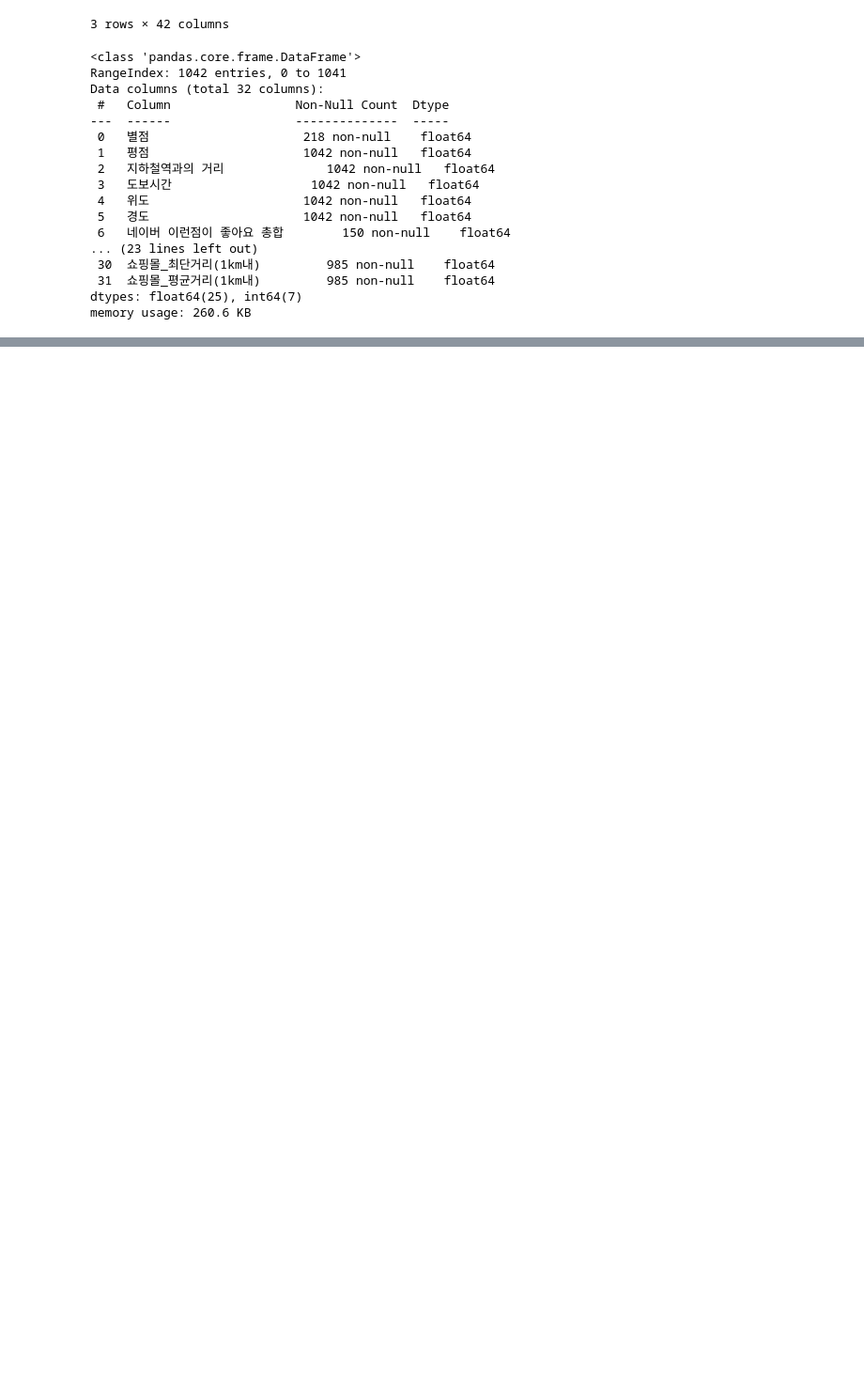
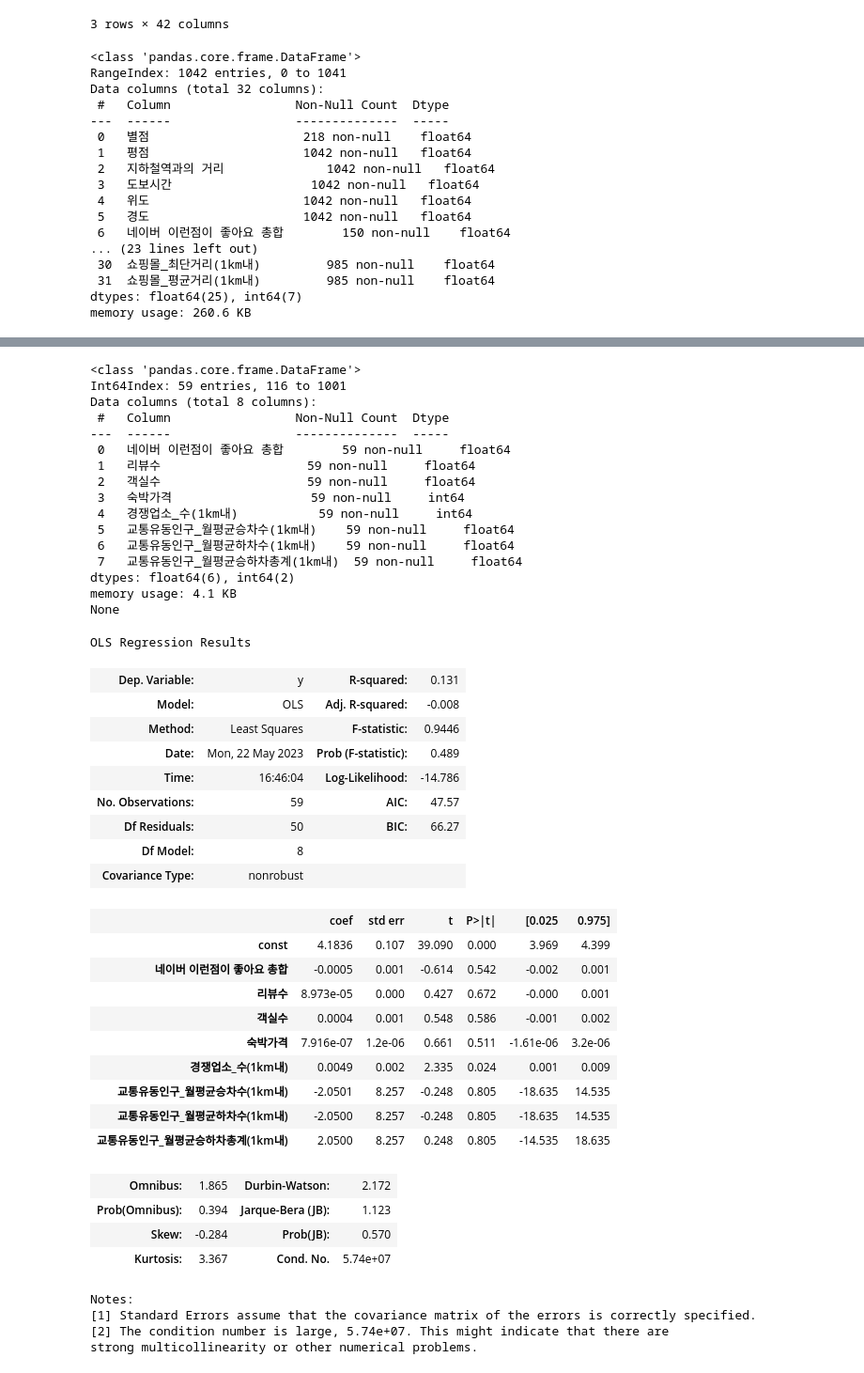
Before and after one commit to manki8908/Project_TJ_EDA_202305, a Jupyter notebook: data_anl/src/네이버 야놀자 병합 전처리.ipynb, the cells around one changed output, grey strips where cells are left out. Shown at 94% size. Drawn from its saved outputs; the diff is of its cells as text; code cells hidden in the pictures; blank space fills up the shorter version.

```diff
--- a/data_anl/src/네이버 야놀자 병합 전처리.ipynb
+++ b/data_anl/src/네이버 야놀자 병합 전처리.ipynb
@@ -137,0 +407,66 @@ AttributeError: 'Axes' object has no attribute 'savefig'
+# %%
+import statsmodels.api as sm
+
+#define response variable
+a = sel_continuous_var.dropna()
+x = a[['네이버 이런점이 좋아요 총합','리뷰수','객실수','숙박가격','경쟁업소_수(1km내)','교통유동인구_월평균승차수(1km내)','교통유동인구_월평균하차수(1km내)','교통유동인구_월평균승하차총계(1km내)']]
+
+print(x.info())
+
+#define predictor variables
+y = sel_naver3['별점'].values
+#print(y.info())
+
+#add constant to predictor variables
+x = sm.add_constant(x)
+
+#fit linear regression model
+model = sm.OLS(y, x).fit()
+
+#view model summary
+model.summary()
+# %% [output]
+<class 'pandas.core.frame.DataFrame'>
+Int64Index: 59 entries, 116 to 1001
+Data columns (total 8 columns):
+ #   Column                 Non-Null Count  Dtype
+---  ------                 --------------  -----
+ 0   네이버 이런점이 좋아요 총합        59 non-null     float64
+ 1   리뷰수                    59 non-null     float64
+ 2   객실수                    59 non-null     float64
+ 3   숙박가격                   59 non-null     int64
+ 4   경쟁업소_수(1km내)           59 non-null     int64
+ 5   교통유동인구_월평균승차수(1km내)    59 non-null     float64
+ 6   교통유동인구_월평균하차수(1km내)    59 non-null     float64
+ 7   교통유동인구_월평균승하차총계(1km내)  59 non-null     float64
+dtypes: float64(6), int64(2)
+memory usage: 4.1 KB
+None
+OLS Regression Results
+| Dep. Variable: | y | R-squared: | 0.131 |
+| Model: | OLS | Adj. R-squared: | -0.008 |
+| Method: | Least Squares | F-statistic: | 0.9446 |
+| Date: | Mon, 22 May 2023 | Prob (F-statistic): | 0.489 |
+| Time: | 16:46:04 | Log-Likelihood: | -14.786 |
+| No. Observations: | 59 | AIC: | 47.57 |
+| Df Residuals: | 50 | BIC: | 66.27 |
+| Df Model: | 8 |  |  |
+| Covariance Type: | nonrobust |  |  |
+|  | coef | std err | t | P>|t| | [0.025 | 0.975] |
+| const | 4.1836 | 0.107 | 39.090 | 0.000 | 3.969 | 4.399 |
+| 네이버 이런점이 좋아요 총합 | -0.0005 | 0.001 | -0.614 | 0.542 | -0.002 | 0.001 |
+| 리뷰수 | 8.973e-05 | 0.000 | 0.427 | 0.672 | -0.000 | 0.001 |
+| 객실수 | 0.0004 | 0.001 | 0.548 | 0.586 | -0.001 | 0.002 |
+| 숙박가격 | 7.916e-07 | 1.2e-06 | 0.661 | 0.511 | -1.61e-06 | 3.2e-06 |
+| 경쟁업소_수(1km내) | 0.0049 | 0.002 | 2.335 | 0.024 | 0.001 | 0.009 |
+| 교통유동인구_월평균승차수(1km내) | -2.0501 | 8.257 | -0.248 | 0.805 | -18.635 | 14.535 |
+| 교통유동인구_월평균하차수(1km내) | -2.0500 | 8.257 | -0.248 | 0.805 | -18.635 | 14.535 |
+| 교통유동인구_월평균승하차총계(1km내) | 2.0500 | 8.257 | 0.248 | 0.805 | -14.535 | 18.635 |
+| Omnibus: | 1.865 | Durbin-Watson: | 2.172 |
+| Prob(Omnibus): | 0.394 | Jarque-Bera (JB): | 1.123 |
+| Skew: | -0.284 | Prob(JB): | 0.570 |
+| Kurtosis: | 3.367 | Cond. No. | 5.74e+07 |
+Notes:
+[1] Standard Errors assume that the covariance matrix of the errors is correctly specified.
+[2] The condition number is large, 5.74e+07. This might indicate that there are
+strong multicollinearity or other numerical problems.
```
Also changed, not shown: parts of 8 cells of this notebook, 1 other file.
